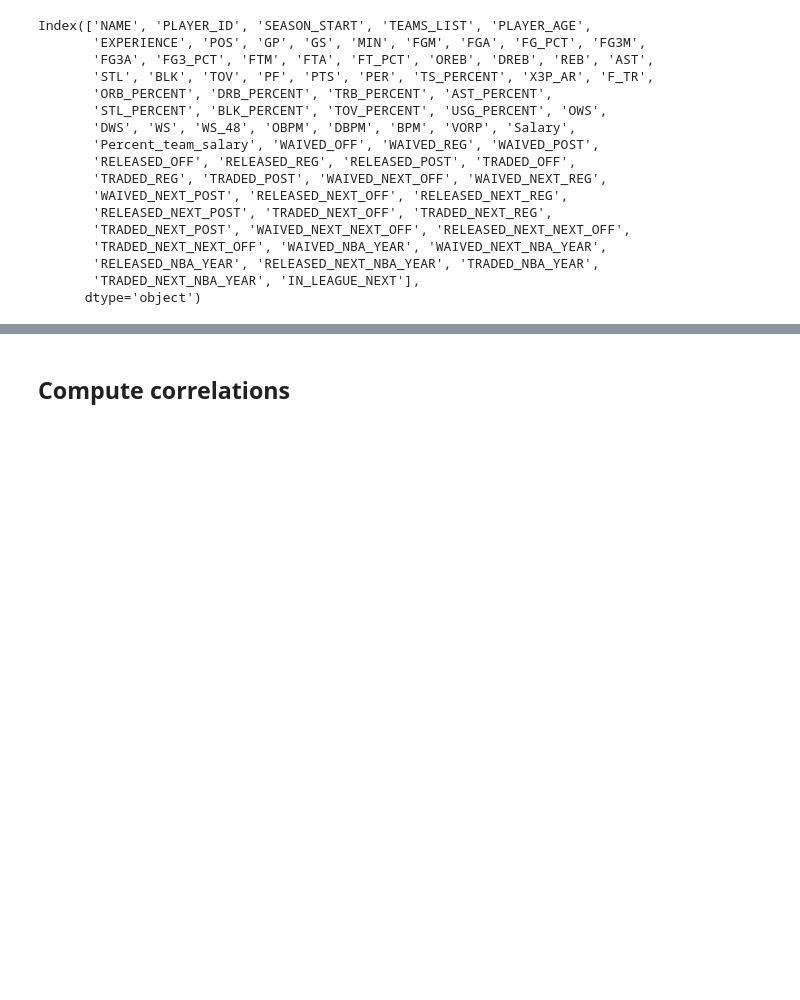
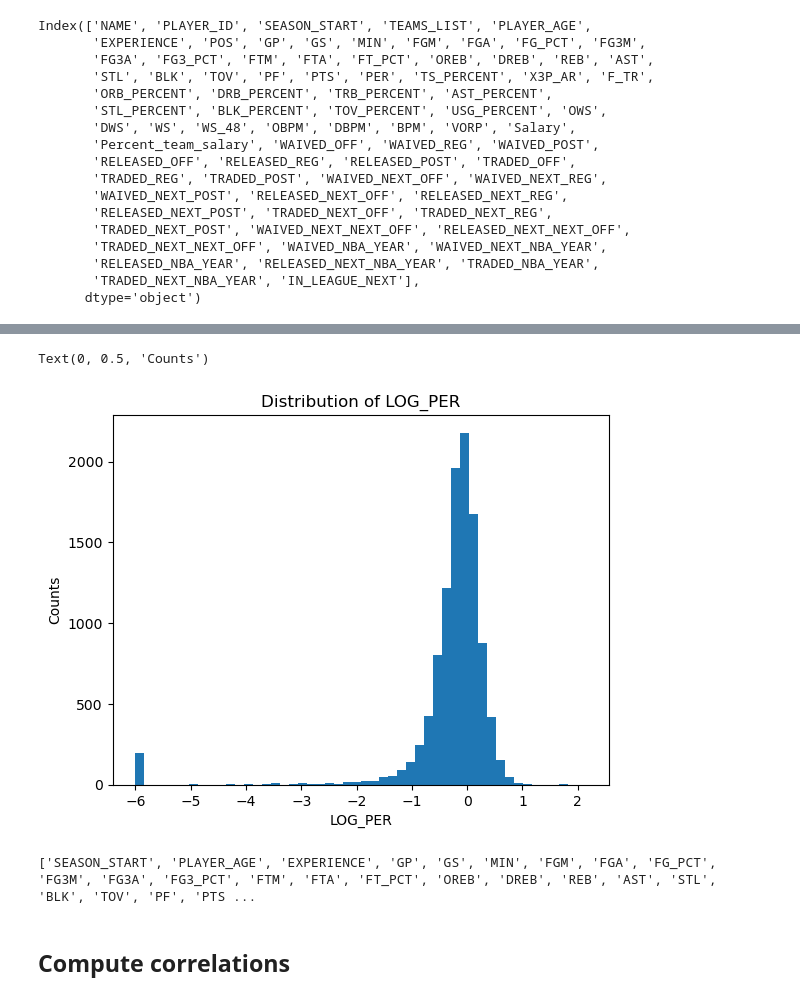
Before and after one commit to NBA-player-transactions/predicting_nba_player_retention, a Jupyter notebook: in_league_next.ipynb, the cells around one changed output, grey strips where cells are left out. Drawn from its saved outputs; the diff is of its cells as text; code cells hidden in the pictures; blank space fills up the shorter version.

```diff
--- a/in_league_next.ipynb
+++ b/in_league_next.ipynb
@@ -48,3 +90,21 @@ features = [all_columns[2]] + all_columns[4:6] + all_columns[7:]
+# %%
+plt.hist(df["LOG_PER"].to_numpy(), bins=50);
+plt.title("Distribution of LOG_PER")
+plt.xlabel("LOG_PER")
+plt.ylabel("Counts")
+# %% [output]
+Text(0, 0.5, 'Counts')
+[figure, added]
+# %%
+#grab all columns as a list
+all_columns = list(df.columns)
+
+#grab just the numerical features (drop NAME, PLAYER_ID, POS)
+features = [all_columns[2]] + all_columns[4:6] + all_columns[7:]
+
+print(features)
+# %% [output]
+['SEASON_START', 'PLAYER_AGE', 'EXPERIENCE', 'GP', 'GS', 'MIN', 'FGM', 'FGA', 'FG_PCT', 'FG3M', 'FG3A', 'FG3_PCT', 'FTM', 'FTA', 'FT_PCT', 'OREB', 'DREB', 'REB', 'AST', 'STL', 'BLK', 'TOV', 'PF', 'PTS ...
 # %% [markdown]
 ## Compute correlations
 # %%
```
Also changed, not shown: parts of 14 cells of this notebook.
